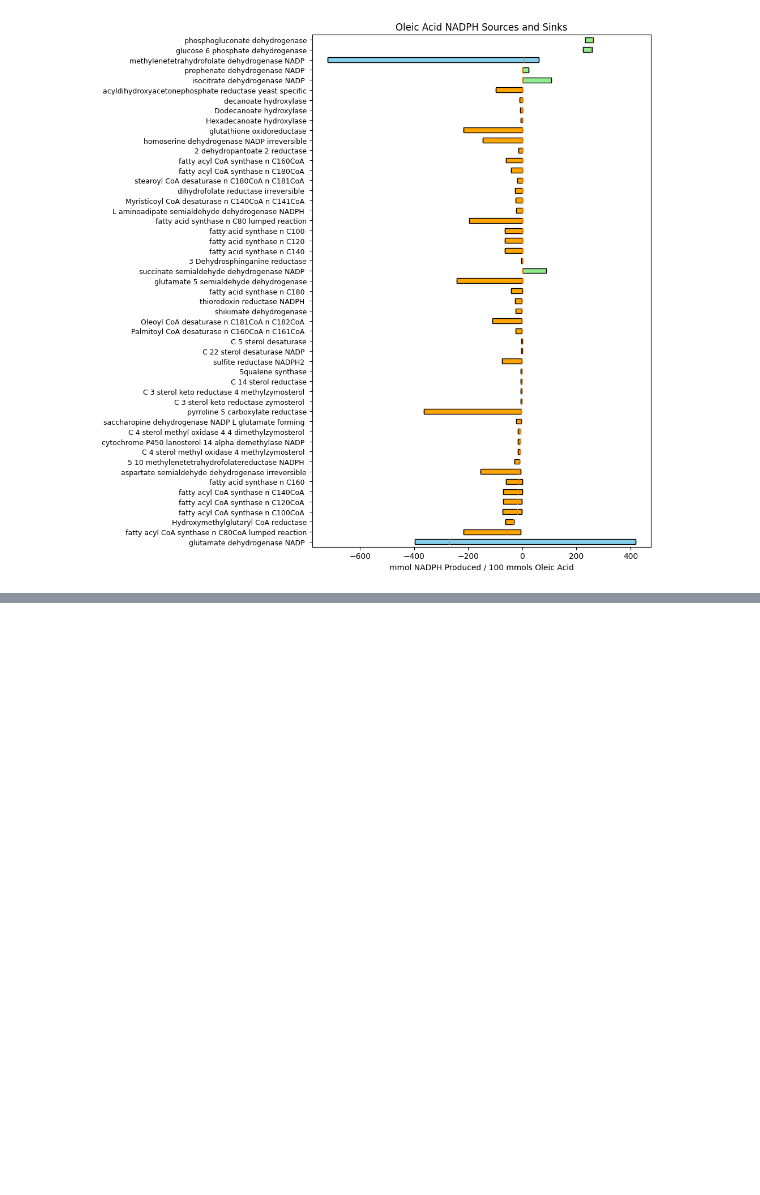
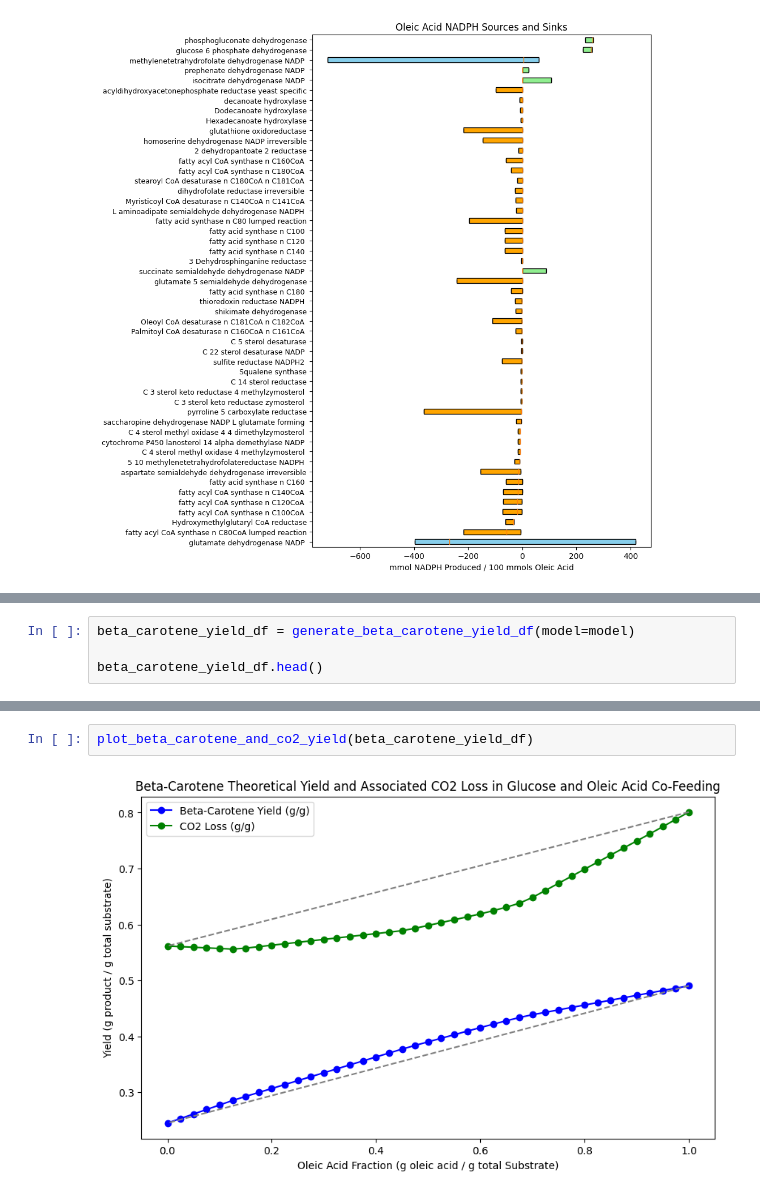
Before and after one commit to UH-MBBE/yarrowia-13C-gsm, a Jupyter notebook: notebooks/D_GSM_plots.ipynb, the cells around one changed output, grey strips where cells are left out. Saved outputs shown, nothing was run; the diff lists cells and outputs as text; blank space fills up the shorter version.

```diff
--- a/notebooks/D_GSM_plots.ipynb
+++ b/notebooks/D_GSM_plots.ipynb
@@ -246,0 +252,4 @@ plot_NADPH_sources_and_sinks(oleic_acid_gsm_nadph_fluxes_df, model=model, substr
+# %%
+beta_carotene_yield_df = generate_beta_carotene_yield_df(model=model)
+
+beta_carotene_yield_df.head()
@@ -246,0 +263,4 @@ plot_NADPH_sources_and_sinks(oleic_acid_gsm_nadph_fluxes_df, model=model, substr
+# %%
+plot_beta_carotene_and_co2_yield(beta_carotene_yield_df)
+# %% [output]
+[figure, added]
```
Also changed, not shown: parts of 4 cells of this notebook, 6 other files.
